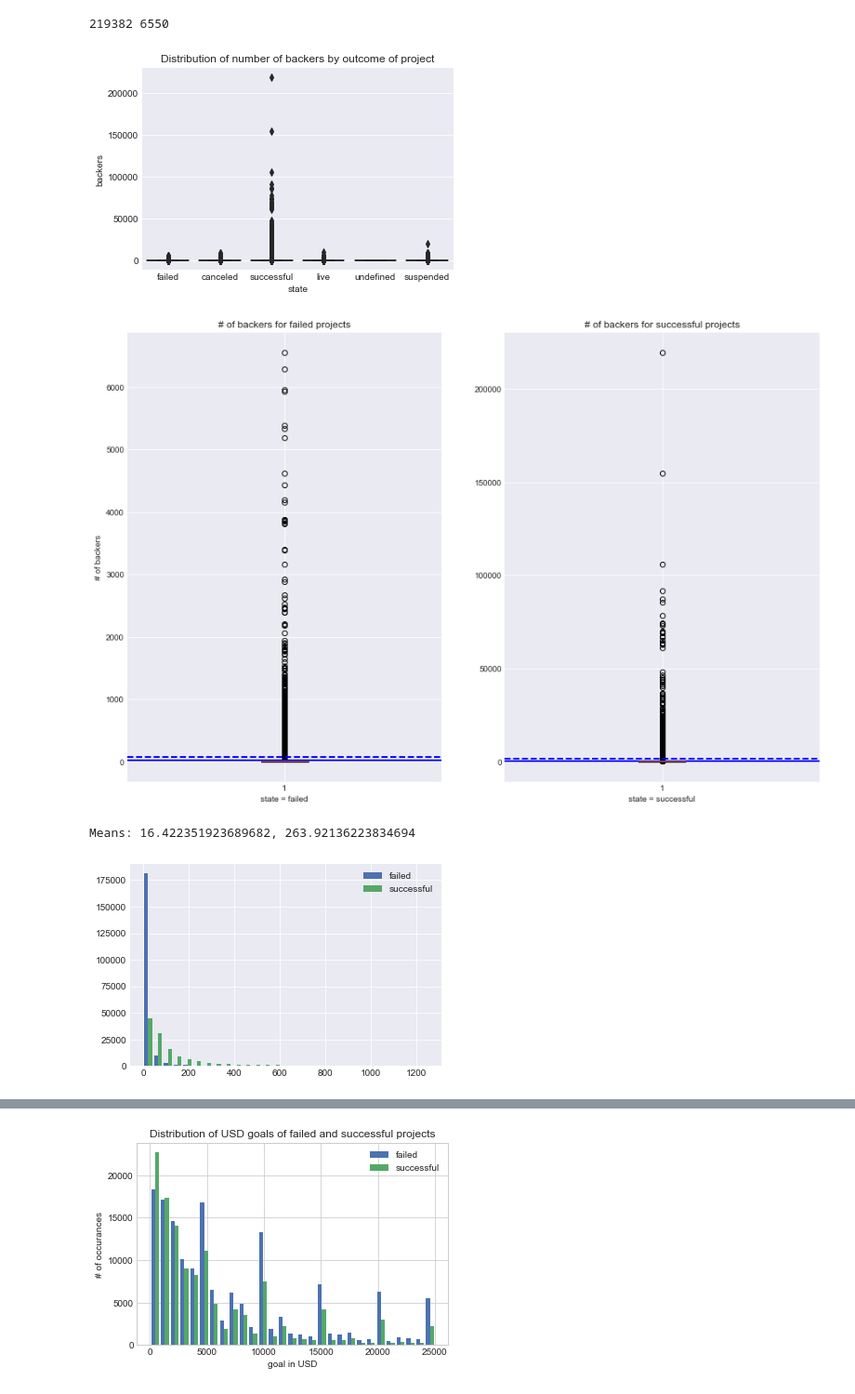
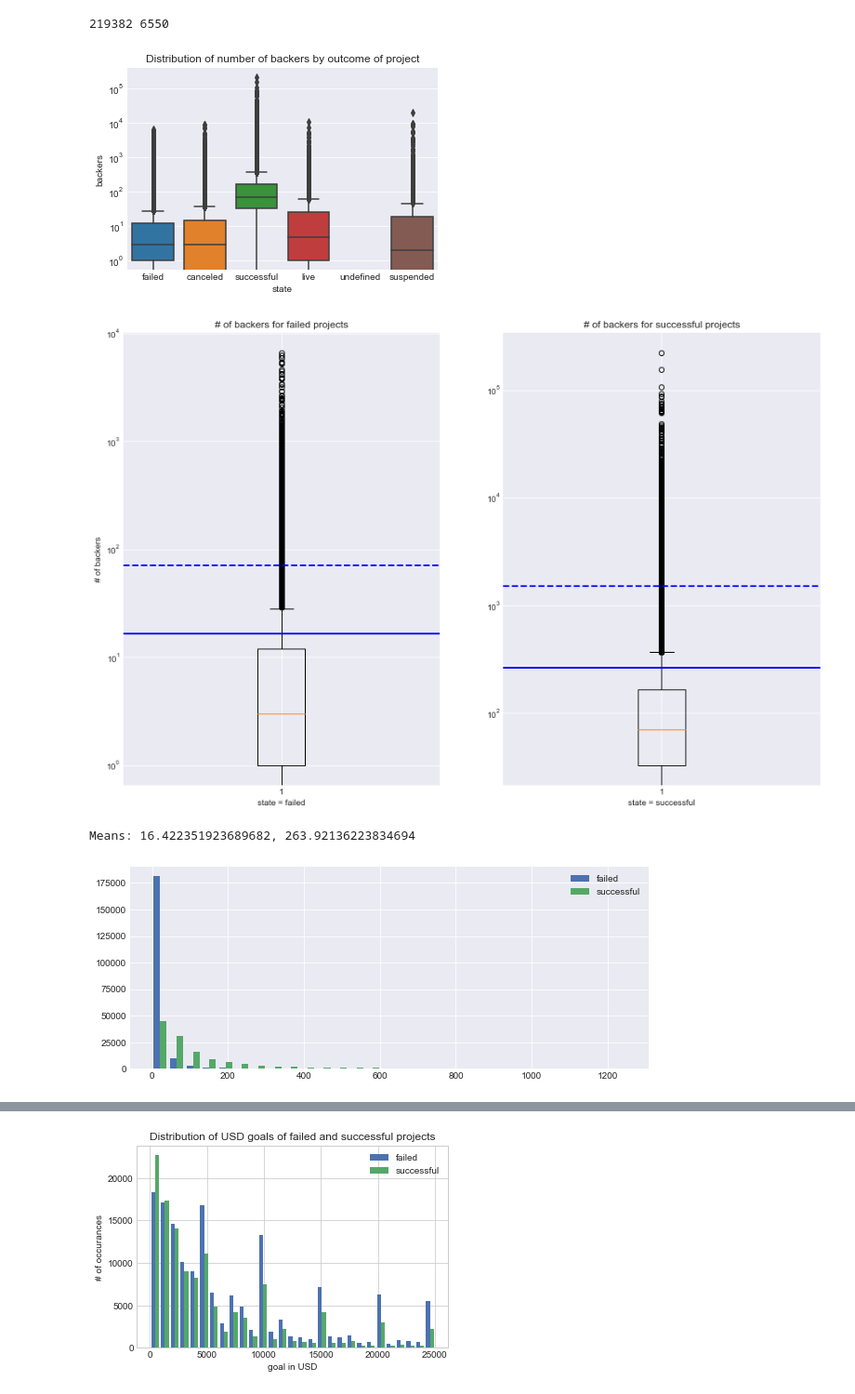
Before and after one commit to gemmaaa/lingdata, a Jupyter notebook: 2.1.8 Preparing a dataset for modeling.ipynb, the cells around one changed output, grey strips where cells are left out. Shown at 93% size. Saved outputs shown, nothing was run; the diff lists cells and outputs as text; code cells hidden in the pictures.

```diff
--- a/2.1.8 Preparing a dataset for modeling.ipynb
+++ b/2.1.8 Preparing a dataset for modeling.ipynb
@@ -113,13 +113,14 @@ print(max(success['backers']), max(failed['backers']))
 # %%
 # going to make boxplots of backer #s from each to exclude outliers in the histogram
 sns.set_style("darkgrid")
 
-ax = sns.boxplot(x="state", y="backers", data=jan, color = ".25")
+ax = sns.boxplot(x="state", y="backers", data=jan)
+ax.set_yscale('log')
 sns.color_palette(palette='cubehelix')
 plt.title('Distribution of number of backers by outcome of project')
 plt.show()
 # %% [output]
-[figure, old version]
+[figure, new version]
 # %%
 plt.figure(figsize=(15,10))
 
@@ -127,6 +128,7 @@ plt.subplot(1,2,1)
 plt.boxplot(jan[jan['state'] == 'failed']['backers'])
 plt.xlabel('state = failed')
 plt.ylabel('# of backers')
+plt.yscale('log')
 plt.title('# of backers for failed projects')
 
 # Add a horizontal line at the mean.
@@ -138,6 +140,7 @@ plt.axhline(failed['backers'].std(), color='b', linestyle='dashed', linewidth=2)
 plt.subplot(1,2,2)
 plt.boxplot(jan[jan['state'] == 'successful']['backers'])
 plt.xlabel('state = successful')
+plt.yscale('log')
 plt.title('# of backers for successful projects')
 
 # Add a horizontal line at the mean.
@@ -151,11 +154,12 @@ plt.show()
 
 print('Means: {}, {}'.format(failed['backers'].mean(),success['backers'].mean()))
 # %% [output]
-[figure, old version]
+[figure, new version]
 Means: 16.422351923689682, 263.92136223834694
 # %%
 plt.style.use('seaborn-deep')
 
+plt.figure(figsize=(10,4))
 x = failed['backers']
 y = success['backers']
 bins = np.linspace(0, 1250, 30)
@@ -164,6 +168,6 @@ plt.hist([x, y], bins, label=['failed', 'successful'])
 plt.legend(loc='upper right')
 plt.show()
 # %% [output]
-[figure, old version]
+[figure, new version]
 # %%
 # get an idea of distribution of goal amounts (in USD)
```
Also changed, not shown: parts of 11 cells of this notebook.
